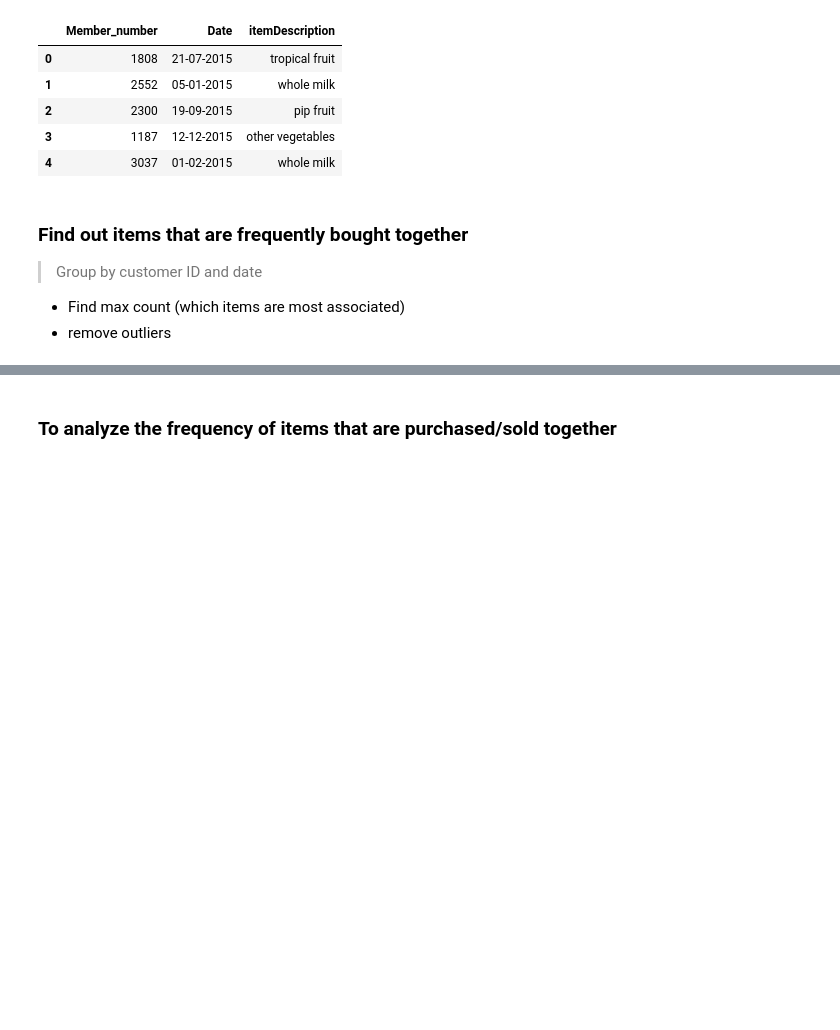
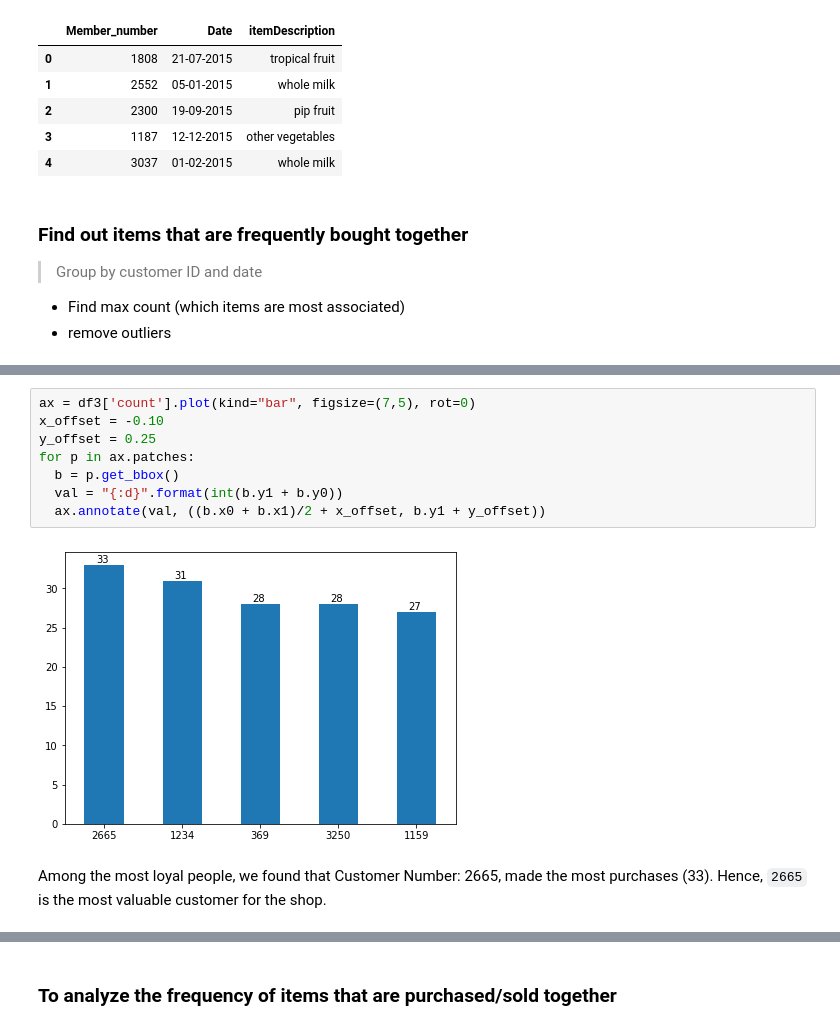
Before and after one commit to ayushxx7/pandas-course-project, a Jupyter notebook: Market_Association_Grocery_Dataset.ipynb, the cells around one changed output, grey strips where cells are left out. Saved outputs shown, nothing was run; the diff lists cells and outputs as text; blank space fills up the shorter version.

Commit message:
Reordered questions. fixed plot.

```diff
--- a/Market_Association_Grocery_Dataset.ipynb
+++ b/Market_Association_Grocery_Dataset.ipynb
@@ -68,0 +229,12 @@ df.head(5)
+# %%
+ax = df3['count'].plot(kind="bar", figsize=(7,5), rot=0)
+x_offset = -0.10
+y_offset = 0.25
+for p in ax.patches:
+  b = p.get_bbox()
+  val = "{:d}".format(int(b.y1 + b.y0))
+  ax.annotate(val, ((b.x0 + b.x1)/2 + x_offset, b.y1 + y_offset))
+# %% [output]
+[figure, added]
+# %% [markdown]
+Among the most loyal people, we found that Customer Number: 2665, made the most purchases (33). Hence, `2665` is the most valuable customer for the shop.
```
Also changed, not shown: parts of 37 cells of this notebook.
